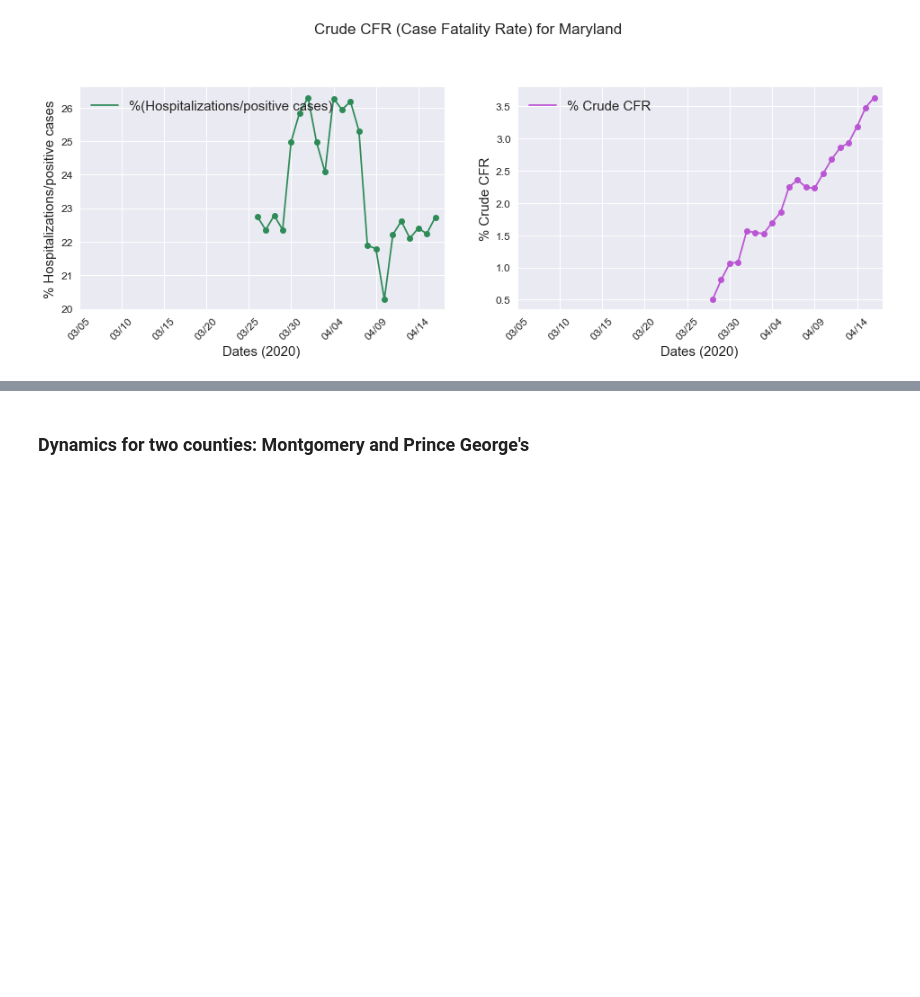
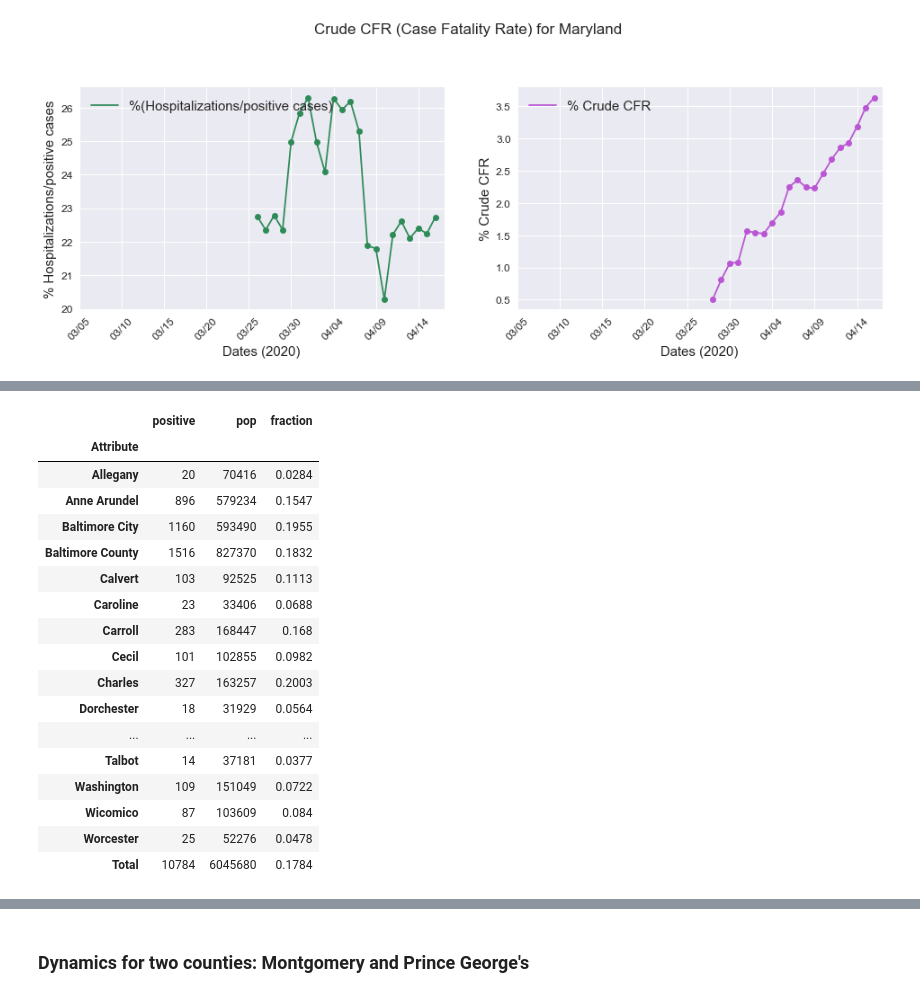
Before and after one commit to akonstodata/md_county_covid, a Jupyter notebook: code/MD_COVID_Dynamics_model_choose.ipynb, the cells around one changed output, grey strips where cells are left out. Saved outputs shown, nothing was run; the diff lists cells and outputs as text; code cells hidden in the pictures; blank space fills up the shorter version.

```diff
--- a/code/MD_COVID_Dynamics_model_choose.ipynb
+++ b/code/MD_COVID_Dynamics_model_choose.ipynb
@@ -343,0 +391,21 @@ plt.show()
+# %%
+md_p_pop
+# %% [output]
+|  | positive | pop | fraction |
+| Attribute |  |  |  |
+| Allegany | 20 | 70416 | 0.0284 |
+| Anne Arundel | 896 | 579234 | 0.1547 |
+| Baltimore City | 1160 | 593490 | 0.1955 |
+| Baltimore County | 1516 | 827370 | 0.1832 |
+| Calvert | 103 | 92525 | 0.1113 |
+| Caroline | 23 | 33406 | 0.0688 |
+| Carroll | 283 | 168447 | 0.168 |
+| Cecil | 101 | 102855 | 0.0982 |
+| Charles | 327 | 163257 | 0.2003 |
+| Dorchester | 18 | 31929 | 0.0564 |
+| ... | ... | ... | ... |
+| Talbot | 14 | 37181 | 0.0377 |
+| Washington | 109 | 151049 | 0.0722 |
+| Wicomico | 87 | 103609 | 0.084 |
+| Worcester | 25 | 52276 | 0.0478 |
+| Total | 10784 | 6045680 | 0.1784 |
```
Also changed, not shown: parts of 14 cells of this notebook, 3 other files.
